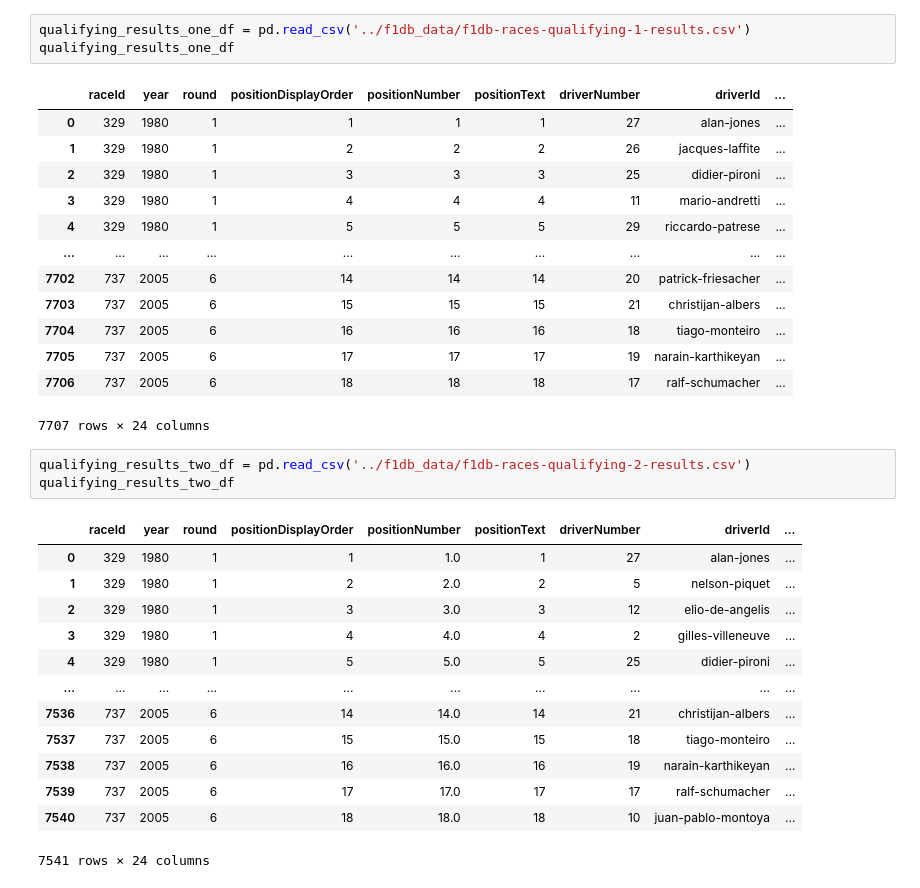
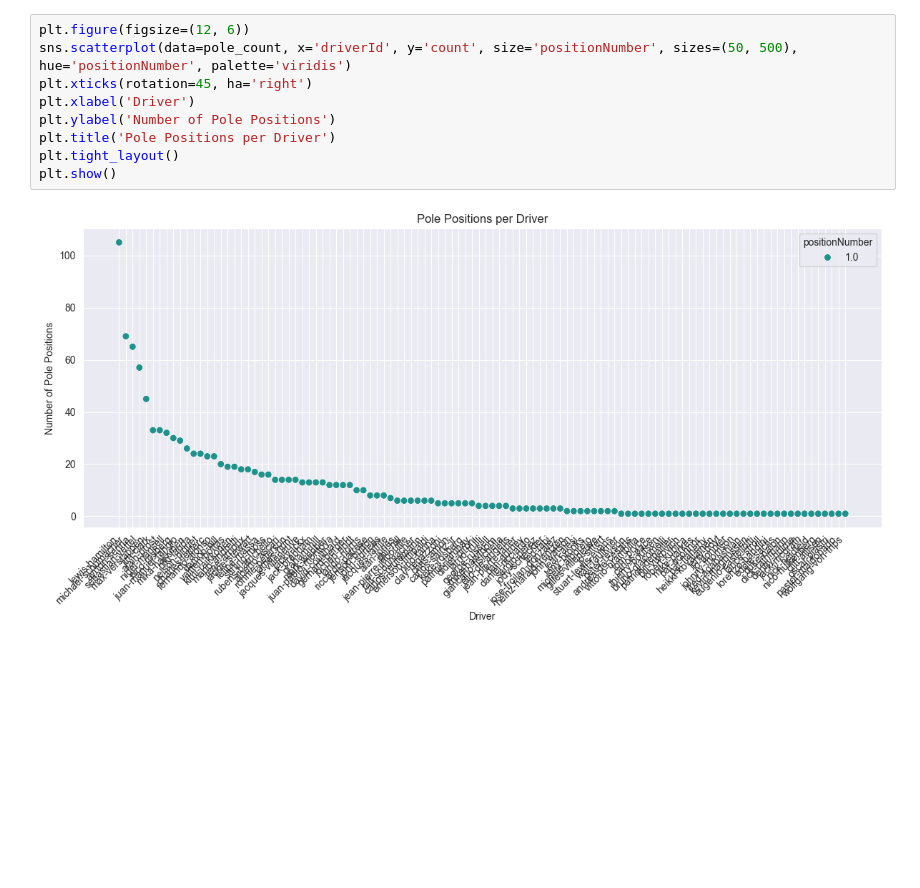
Before and after one commit to JVilla1997/F1_Capstone, a Jupyter notebook: notebooks/PolePositionAnalysis.ipynb, the cells around one changed output. Saved outputs shown, nothing was run; the diff lists cells and outputs as text; blank space fills up the shorter version.

```diff
--- a/notebooks/PolePositionAnalysis.ipynb
+++ b/notebooks/PolePositionAnalysis.ipynb
@@ -23,34 +41,11 @@ pole_count
 # %%
-qualifying_results_one_df = pd.read_csv('../f1db_data/f1db-races-qualifying-1-results.csv')
-qualifying_results_one_df
+plt.figure(figsize=(12, 6))
+sns.scatterplot(data=pole_count, x='driverId', y='count', size='positionNumber', sizes=(50, 500), hue='positionNumber', palette='viridis')
+plt.xticks(rotation=45, ha='right')
+plt.xlabel('Driver')
+plt.ylabel('Number of Pole Positions')
+plt.title('Pole Positions per Driver')
+plt.tight_layout()
+plt.show()
 # %% [output]
-|  | raceId | year | round | positionDisplayOrder | positionNumber | positionText | driverNumber | driverId | ... |
-| 0 | 329 | 1980 | 1 | 1 | 1 | 1 | 27 | alan-jones | ... |
-| 1 | 329 | 1980 | 1 | 2 | 2 | 2 | 26 | jacques-laffite | ... |
-| 2 | 329 | 1980 | 1 | 3 | 3 | 3 | 25 | didier-pironi | ... |
-| 3 | 329 | 1980 | 1 | 4 | 4 | 4 | 11 | mario-andretti | ... |
-| 4 | 329 | 1980 | 1 | 5 | 5 | 5 | 29 | riccardo-patrese | ... |
-| ... | ... | ... | ... | ... | ... | ... | ... | ... | ... |
-| 7702 | 737 | 2005 | 6 | 14 | 14 | 14 | 20 | patrick-friesacher | ... |
-| 7703 | 737 | 2005 | 6 | 15 | 15 | 15 | 21 | christijan-albers | ... |
-| 7704 | 737 | 2005 | 6 | 16 | 16 | 16 | 18 | tiago-monteiro | ... |
-| 7705 | 737 | 2005 | 6 | 17 | 17 | 17 | 19 | narain-karthikeyan | ... |
-| 7706 | 737 | 2005 | 6 | 18 | 18 | 18 | 17 | ralf-schumacher | ... |
-7707 rows × 24 columns
+[figure, added]
-# %%
-qualifying_results_two_df = pd.read_csv('../f1db_data/f1db-races-qualifying-2-results.csv')
-qualifying_results_two_df
-# %% [output]
-|  | raceId | year | round | positionDisplayOrder | positionNumber | positionText | driverNumber | driverId | ... |
-| 0 | 329 | 1980 | 1 | 1 | 1.0 | 1 | 27 | alan-jones | ... |
-| 1 | 329 | 1980 | 1 | 2 | 2.0 | 2 | 5 | nelson-piquet | ... |
-| 2 | 329 | 1980 | 1 | 3 | 3.0 | 3 | 12 | elio-de-angelis | ... |
-| 3 | 329 | 1980 | 1 | 4 | 4.0 | 4 | 2 | gilles-villeneuve | ... |
-| 4 | 329 | 1980 | 1 | 5 | 5.0 | 5 | 25 | didier-pironi | ... |
-| ... | ... | ... | ... | ... | ... | ... | ... | ... | ... |
-| 7536 | 737 | 2005 | 6 | 14 | 14.0 | 14 | 21 | christijan-albers | ... |
-| 7537 | 737 | 2005 | 6 | 15 | 15.0 | 15 | 18 | tiago-monteiro | ... |
-| 7538 | 737 | 2005 | 6 | 16 | 16.0 | 16 | 19 | narain-karthikeyan | ... |
-| 7539 | 737 | 2005 | 6 | 17 | 17.0 | 17 | 17 | ralf-schumacher | ... |
-| 7540 | 737 | 2005 | 6 | 18 | 18.0 | 18 | 10 | juan-pablo-montoya | ... |
-7541 rows × 24 columns
```
Also changed, not shown: parts of 2 cells of this notebook.
